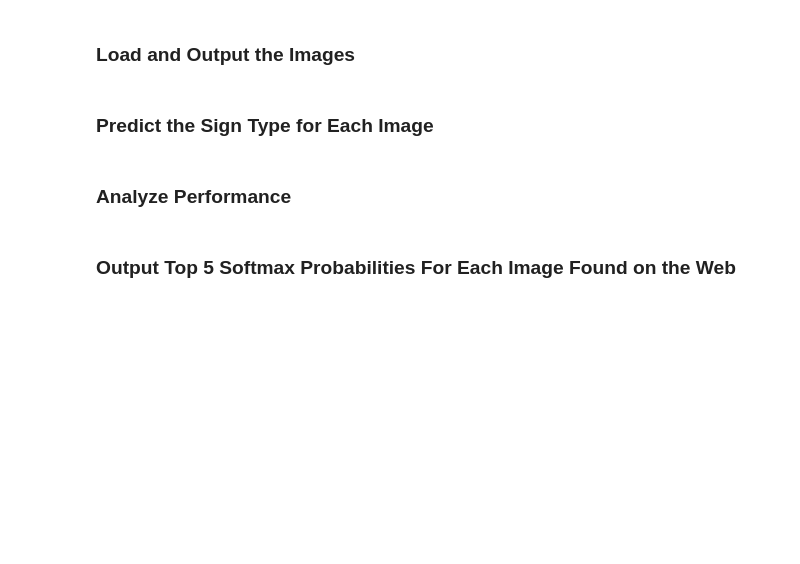
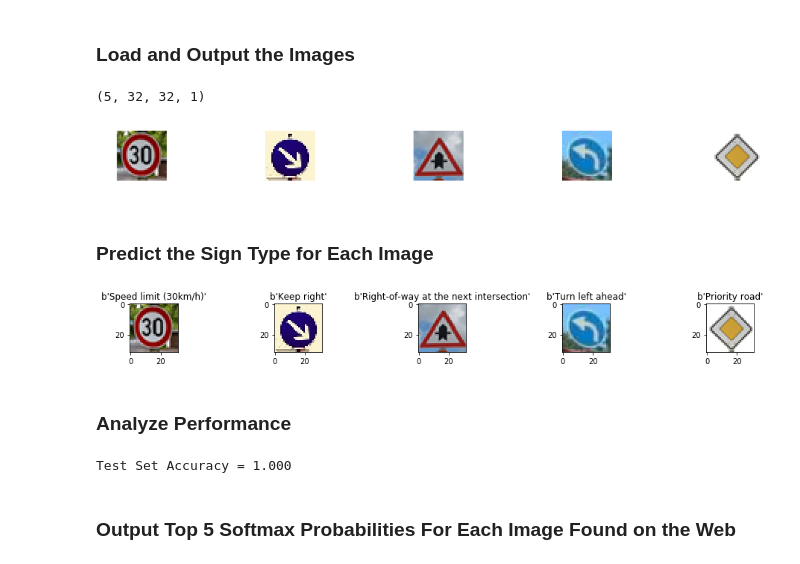
Before and after one commit to reshavsingla/CarND-Traffic-Sign-Classifier-Project, a Jupyter notebook: Traffic_Sign_Classifier.ipynb, the cells around one changed output. Cells and saved outputs as stored; diff of their text form; code cells hidden in the pictures; blank space fills up the shorter version.

```diff
--- a/Traffic_Sign_Classifier.ipynb
+++ b/Traffic_Sign_Classifier.ipynb
@@ -361,11 +339,6 @@ with tf.Session() as sess:
 
     saver.save(sess, './lenet')
     print("Model saved")
-
-    saver.restore(sess, tf.train.latest_checkpoint('.'))
-
-    test_accuracy = evaluate(X_test, y_test)
-    print("Test Accuracy = {:.3f}".format(test_accuracy))
 # %% [output]
 Training...
 
@@ -400,14 +381,85 @@ You may find `signnames.csv` useful as it contains mappings from the class id (i
+# %%
+### Load the images and plot them here.
+### Feel free to use as many code cells as needed.
+### Load the images and plot them here.
+### Feel free to use as many code cells as needed.
+from PIL import Image
+import glob
+
+import matplotlib.pyplot as plt
+%matplotlib inline
+
+import tensorflow as tf
+import numpy as np
+import cv2
+
+image_list = []
+true_image_list = []
+
+fig, axs = plt.subplots(1,5,figsize=(15,15))
+fig.subplots_adjust(hspace = .2, wspace=2)
+axs = axs.ravel()
+
+for i,img in enumerate(glob.glob('./sample-traffic-signals/*x.png')):
+    image = cv2.imread(img)
+    image = cv2.resize(image, (32, 32))
+    axs[i].axis('off')
+    axs[i].imshow(cv2.cvtColor(image, cv2.COLOR_BGR2RGB))
+    image_list.append(image)
+
+
+true_image_list = image_list
+
+image_list = np.asarray(image_list)
+
+image_list = np.sum(image_list/3, axis=3, keepdims=True)
+
+image_list = (image_list - 128)/128
+
+print(image_list.shape)
+# %% [output]
+(5, 32, 32, 1)
+[figure, added]
 # %% [markdown]
 ### Predict the Sign Type for Each Image
 # %%
 ### Run the predictions here and use the model to output the prediction for each image.
 ### Make sure to pre-process the images with the same pre-processing pipeline used earlier.
 ### Feel free to use as many code cells as needed.
+prediction = tf.argmax(logits, 1)
+
+fig, axs = plt.subplots(1,len(image_list),figsize=(15,15))
+fig.subplots_adjust(hspace = .2, wspace=2)
+axs = axs.ravel()
+
+from numpy import genfromtxt
+sign_names = genfromtxt('signnames.csv',dtype=None, delimiter=',')
+with tf.Session() as sess:
+    sess.run(tf.global_variables_initializer())
+    saver = tf.train.import_meta_graph('./lenet.meta')
+    saver.restore(sess, "./lenet")
+    model_prediction = sess.run(prediction, feed_dict={x: image_list, keep_prob:1.0})
+    for i in range(len(image_list)):
+        image = true_image_list[i].squeeze()
+        axs[i].imshow(cv2.cvtColor(image, cv2.COLOR_BGR2RGB))
+        axs[i].set_title(sign_names[model_prediction[i]+1,1])
+# %% [output]
+[figure, added]
 # %% [markdown]
 ### Analyze Performance
 # %%
 ### Calculate the accuracy for these 5 new images.
 ### For example, if the model predicted 1 out of 5 signs correctly, it's 20% accurate on these new images.
+image_labels = [1, 38, 11, 34, 12]
+
+with tf.Session() as sess:
+    sess.run(tf.global_variables_initializer())
+    saver3 = tf.train.import_meta_graph('./lenet.meta')
+    saver3.restore(sess, "./lenet")
+    image_accuracy = evaluate(image_list, image_labels)
+    print("Test Set Accuracy = {:.3f}".format(image_accuracy))
+# %% [output]
+Test Set Accuracy = 1.000
 # %% [markdown]
 ### Output Top 5 Softmax Probabilities For Each Image Found on the Web
 # %% [markdown]
```
Also changed, not shown: parts of 8 cells of this notebook, 3 other files.
